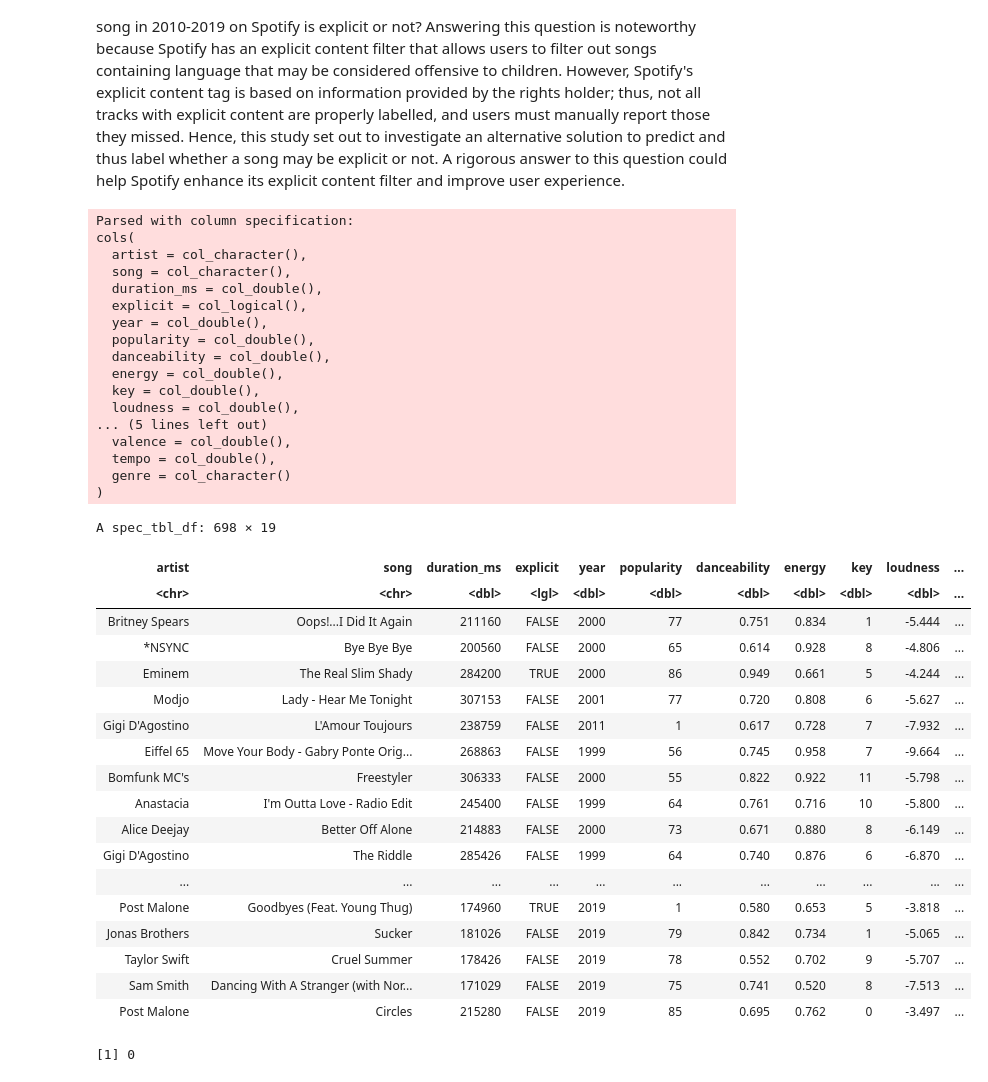
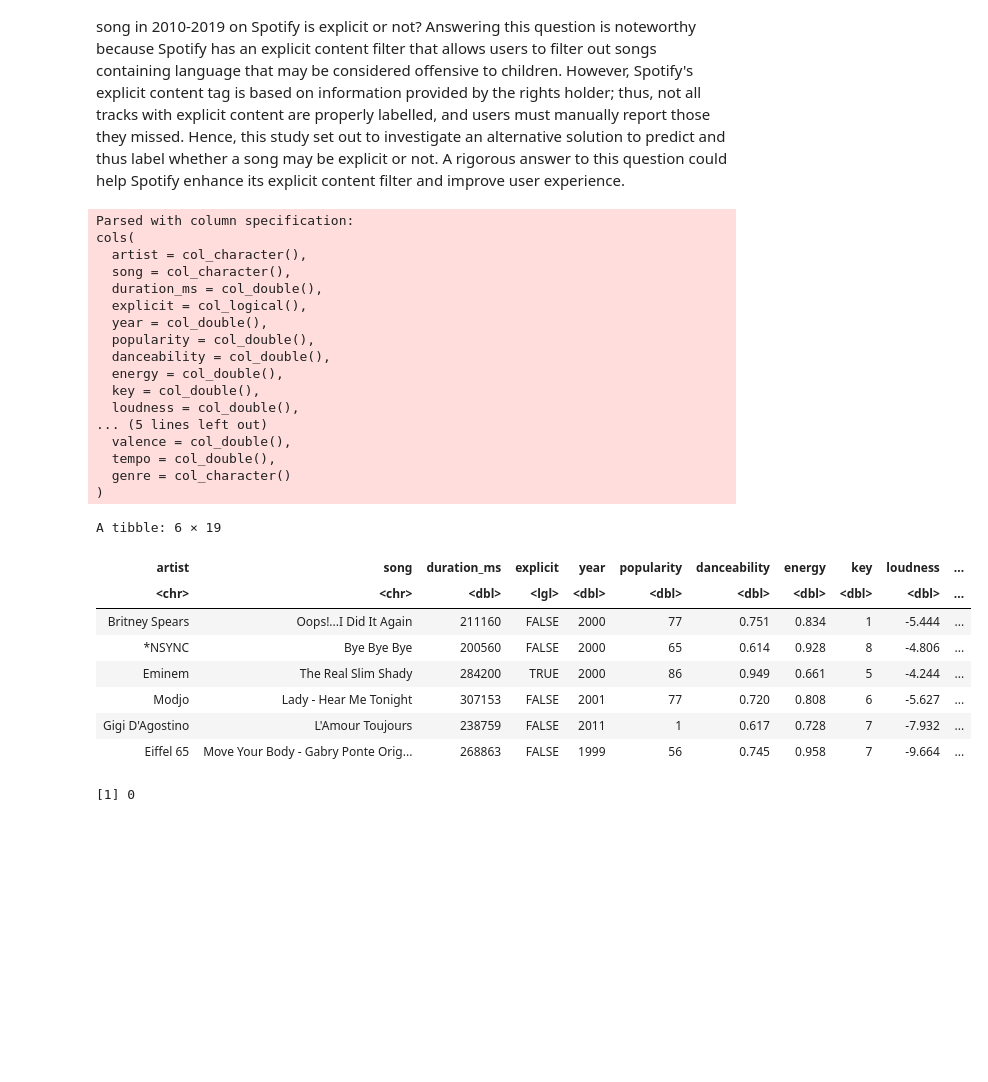
Before and after one commit to SugarLucas/dsci_100_project, a Jupyter notebook: Top_hits.ipynb, the cells around one changed output. Drawn from its saved outputs; the diff is of its cells as text; code cells hidden in the pictures; blank space fills up the shorter version.

Commit message:
used head() to make table more consice

```diff
--- a/Top_hits.ipynb
+++ b/Top_hits.ipynb
@@ -36,45 +36,35 @@ single_genre <- c('country', 'latin', 'Dance/Electronic', 'Folk/Acoustic',
 # %%
 song <- read_csv('https://raw.githubusercontent.com/nicolelassetter/DSCI100-project-g28/main/songs_normalize.csv') %>%
     mutate(genre <- as_factor(genre))%>%
     filter(genre %in% single_genre)
-song
+head(song) # small preview of data set
 # %% [output]
 Parsed with column specification:
 cols(
   artist = col_character(),
   song = col_character(),
   duration_ms = col_double(),
   explicit = col_logical(),
   year = col_double(),
   popularity = col_double(),
   danceability = col_double(),
   energy = col_double(),
   key = col_double(),
   loudness = col_double(),
 ... (5 lines left out)
   valence = col_double(),
   tempo = col_double(),
   genre = col_character()
 )
-A spec_tbl_df: 698 × 19
+A tibble: 6 × 19
 | artist | song | duration_ms | explicit | year | popularity | danceability | energy | key | loudness | ... |
 | <chr> | <chr> | <dbl> | <lgl> | <dbl> | <dbl> | <dbl> | <dbl> | <dbl> | <dbl> | ... |
 | Britney Spears | Oops!...I Did It Again | 211160 | FALSE | 2000 | 77 | 0.751 | 0.834 | 1 | -5.444 | ... |
 | *NSYNC | Bye Bye Bye | 200560 | FALSE | 2000 | 65 | 0.614 | 0.928 | 8 | -4.806 | ... |
 | Eminem | The Real Slim Shady | 284200 | TRUE | 2000 | 86 | 0.949 | 0.661 | 5 | -4.244 | ... |
 | Modjo | Lady - Hear Me Tonight | 307153 | FALSE | 2001 | 77 | 0.720 | 0.808 | 6 | -5.627 | ... |
 | Gigi D'Agostino | L'Amour Toujours | 238759 | FALSE | 2011 | 1 | 0.617 | 0.728 | 7 | -7.932 | ... |
 | Eiffel 65 | Move Your Body - Gabry Ponte Orig... | 268863 | FALSE | 1999 | 56 | 0.745 | 0.958 | 7 | -9.664 | ... |
-| Bomfunk MC's | Freestyler | 306333 | FALSE | 2000 | 55 | 0.822 | 0.922 | 11 | -5.798 | ... |
-| Anastacia | I'm Outta Love - Radio Edit | 245400 | FALSE | 1999 | 64 | 0.761 | 0.716 | 10 | -5.800 | ... |
-| Alice Deejay | Better Off Alone | 214883 | FALSE | 2000 | 73 | 0.671 | 0.880 | 8 | -6.149 | ... |
-| Gigi D'Agostino | The Riddle | 285426 | FALSE | 1999 | 64 | 0.740 | 0.876 | 6 | -6.870 | ... |
-| ... | ... | ... | ... | ... | ... | ... | ... | ... | ... | ... |
-| Post Malone | Goodbyes (Feat. Young Thug) | 174960 | TRUE | 2019 | 1 | 0.580 | 0.653 | 5 | -3.818 | ... |
-| Jonas Brothers | Sucker | 181026 | FALSE | 2019 | 79 | 0.842 | 0.734 | 1 | -5.065 | ... |
-| Taylor Swift | Cruel Summer | 178426 | FALSE | 2019 | 78 | 0.552 | 0.702 | 9 | -5.707 | ... |
-| Sam Smith | Dancing With A Stranger (with Nor... | 171029 | FALSE | 2019 | 75 | 0.741 | 0.520 | 8 | -7.513 | ... |
-| Post Malone | Circles | 215280 | FALSE | 2019 | 85 | 0.695 | 0.762 | 0 | -3.497 | ... |
 # %%
 # count the row of missing data to see if we need to tidy our data, and the result is zero.
 sum(anyNA(song))
```
